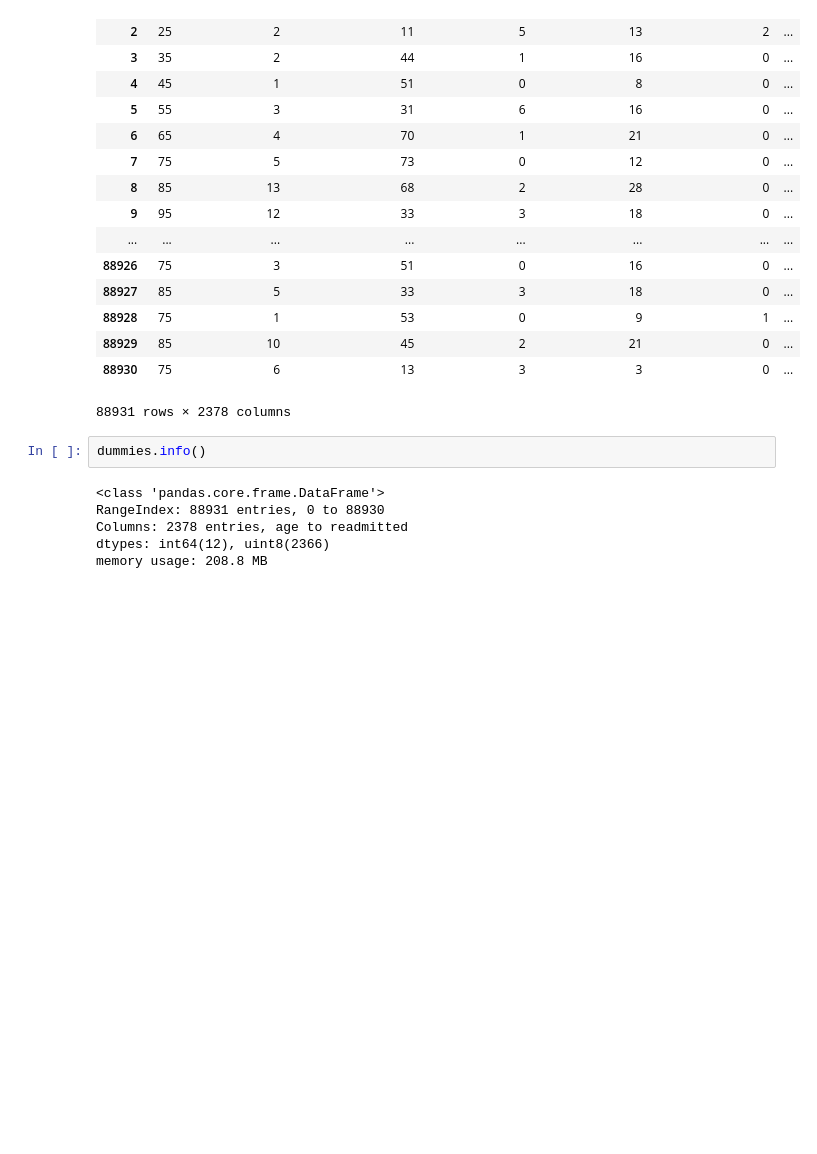
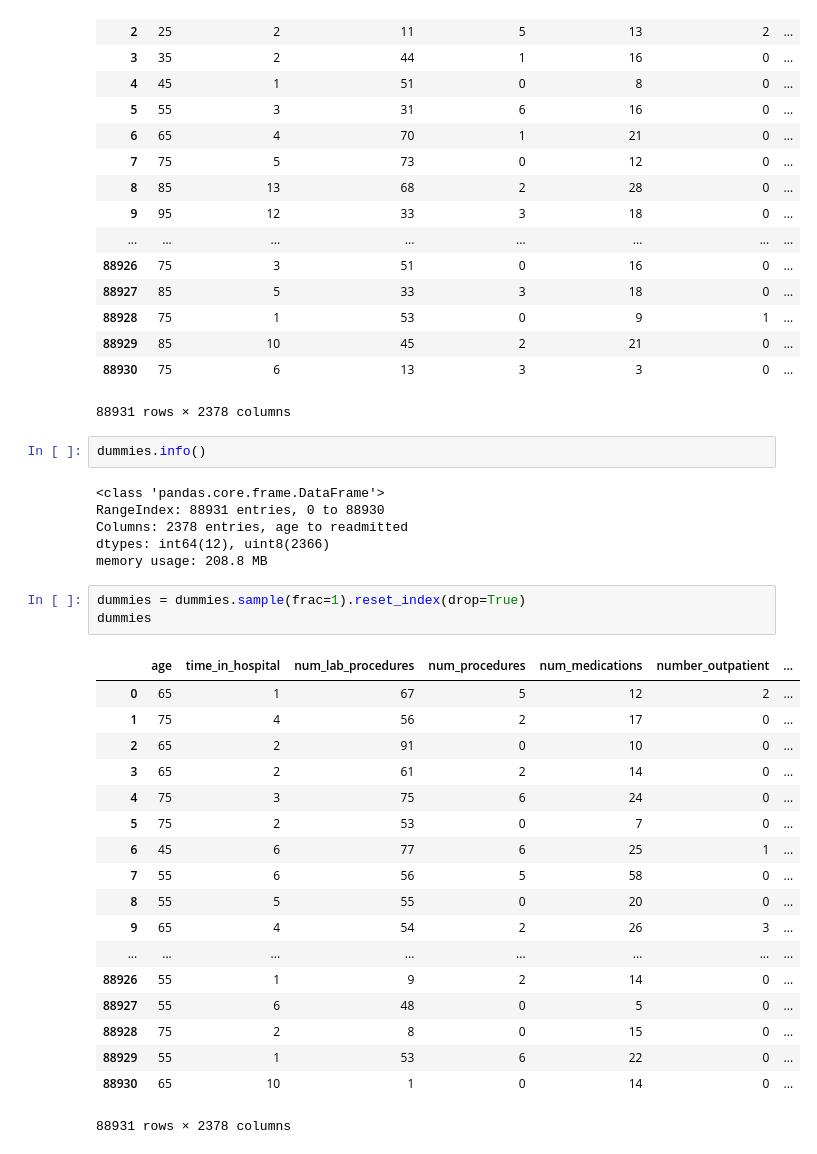
Before and after one commit to dkimpara/FairPrivML, a Jupyter notebook: preprocessing.ipynb, the cells around one changed output. Saved outputs shown, nothing was run; the diff lists cells and outputs as text; blank space fills up the shorter version.

```diff
--- a/Untitled.ipynb
+++ b/preprocessing.ipynb
@@ -299,3 +301,25 @@ RangeIndex: 88931 entries, 0 to 88930
 Columns: 2378 entries, age to readmitted
 dtypes: int64(12), uint8(2366)
 memory usage: 208.8 MB
+# %%
+dummies = dummies.sample(frac=1).reset_index(drop=True)
+dummies
+# %% [output]
+|  | age | time_in_hospital | num_lab_procedures | num_procedures | num_medications | number_outpatient | ... |
+| 0 | 65 | 1 | 67 | 5 | 12 | 2 | ... |
+| 1 | 75 | 4 | 56 | 2 | 17 | 0 | ... |
+| 2 | 65 | 2 | 91 | 0 | 10 | 0 | ... |
+| 3 | 65 | 2 | 61 | 2 | 14 | 0 | ... |
+| 4 | 75 | 3 | 75 | 6 | 24 | 0 | ... |
+| 5 | 75 | 2 | 53 | 0 | 7 | 0 | ... |
+| 6 | 45 | 6 | 77 | 6 | 25 | 1 | ... |
+| 7 | 55 | 6 | 56 | 5 | 58 | 0 | ... |
+| 8 | 55 | 5 | 55 | 0 | 20 | 0 | ... |
+| 9 | 65 | 4 | 54 | 2 | 26 | 3 | ... |
+| ... | ... | ... | ... | ... | ... | ... | ... |
+| 88926 | 55 | 1 | 9 | 2 | 14 | 0 | ... |
+| 88927 | 55 | 6 | 48 | 0 | 5 | 0 | ... |
+| 88928 | 75 | 2 | 8 | 0 | 15 | 0 | ... |
+| 88929 | 55 | 1 | 53 | 6 | 22 | 0 | ... |
+| 88930 | 65 | 10 | 1 | 0 | 14 | 0 | ... |
+88931 rows × 2378 columns
```
Also changed, not shown: parts of 7 cells of this notebook.
